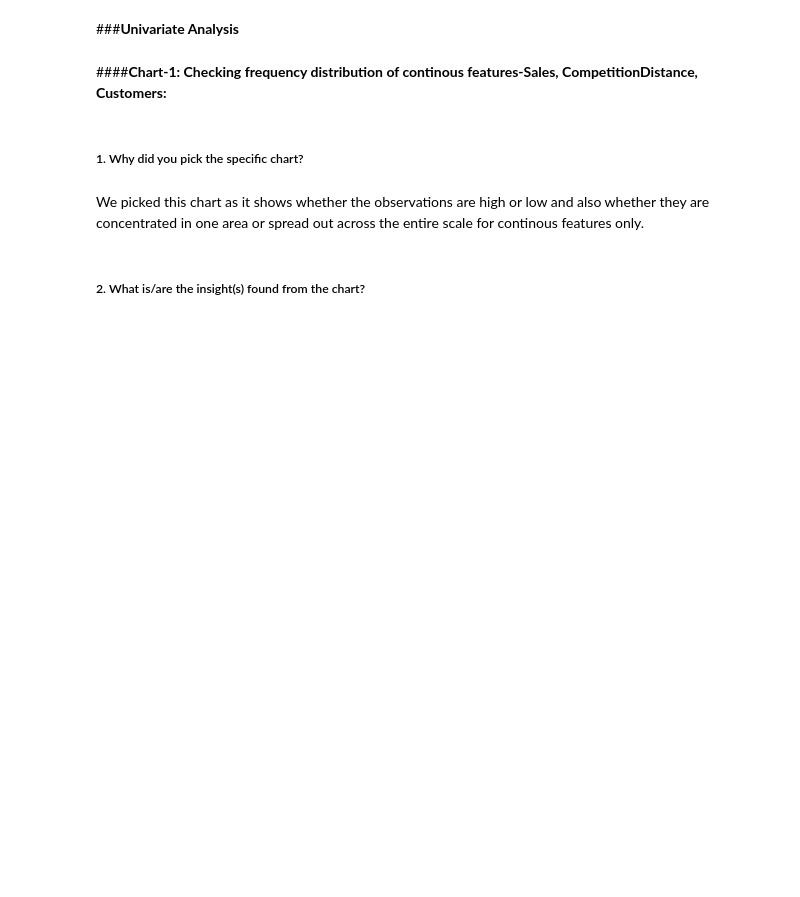
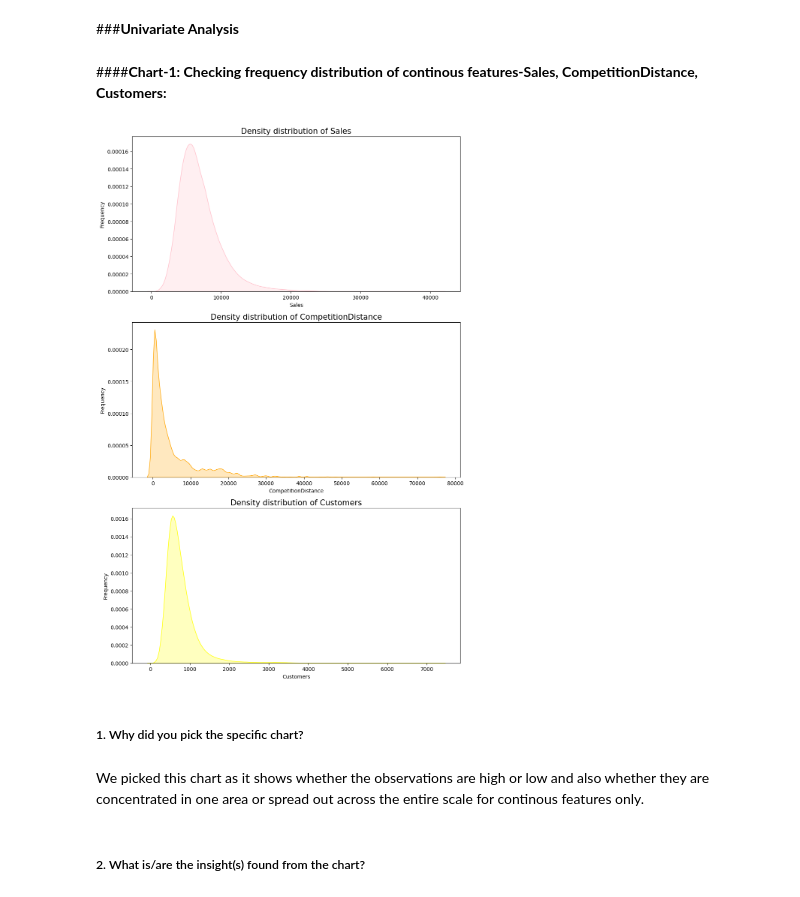
Before and after one commit to ArushiSaxena11/Capstone-Project-Retail-Sales-Prediction, a Jupyter notebook: Capstone_Project_Retail_Sales_Prediction.ipynb, the cells around one changed output. Saved outputs shown, nothing was run; the diff lists cells and outputs as text; code cells hidden in the pictures; blank space fills up the shorter version.

```diff
--- a/Capstone_Project_Retail_Sales_Prediction.ipynb
+++ b/Capstone_Project_Retail_Sales_Prediction.ipynb
@@ -757,8 +757,8 @@ In data wrangling we have divided it into three sections:
 As some stores in the dataset were temporarily closed due to refurbishment and they won't provide us any information , so we will not consider those store which were closed . We will remove those rows where stores were closed .
 # %%
 # Considering those rows where stores are open and sales are not zero.
-df = df[(df['Open']==1) & (df['Sales']!=0)]
+Merged_Data = Merged_Data[(Merged_Data['Open']==1)]
 
 # Now since every store in our dataset are opened , we don't need 'Open' column and we will drop this column
-df.drop(['Open'],axis=1,inplace=True)
+Merged_Data.drop(['Open'],axis=1,inplace=True)
 # %%
@@ -801,3 +788,32 @@ plt.title('Density distribution of Customers',size = 15)
+# %%
+# create a figure with 3 subplots
+fig, axes = plt.subplots(nrows=3, ncols=1, figsize=(10, 15))
+
+# plot the first subplot (Sales vs Frequency)
+sns.kdeplot(x=Merged_Data["Sales"], color="Pink", shade=True, ax=axes[0])
+axes[0].set_xlabel("Sales")
+axes[0].set_ylabel("Frequency")
+axes[0].set_title('Density distribution of Sales', size=15)
+
+# plot the second subplot (CompetitionDistance vs Frequency)
+sns.kdeplot(x=Merged_Data["CompetitionDistance"], color="Orange", shade=True, ax=axes[1])
+axes[1].set_xlabel("CompetitionDistance")
+axes[1].set_ylabel("Frequency")
+axes[1].set_title('Density distribution of CompetitionDistance', size=15)
+
+# plot the third subplot (Customers vs Frequency)
+sns.kdeplot(x=Merged_Data["Customers"], color="Yellow", shade=True, ax=axes[2])
+axes[2].set_xlabel("Customers")
+axes[2].set_ylabel("Frequency")
+axes[2].set_title('Density distribution of Customers', size=15)
+
+# adjust spacing between subplots
+plt.tight_layout()
+
+# display the figure
+plt.show()
+# %% [output]
+[figure, added]
 # %% [markdown]
 ##### 1. Why did you pick the specific chart?
 # %% [markdown]
```
Also changed, not shown: parts of 8 cells of this notebook.
